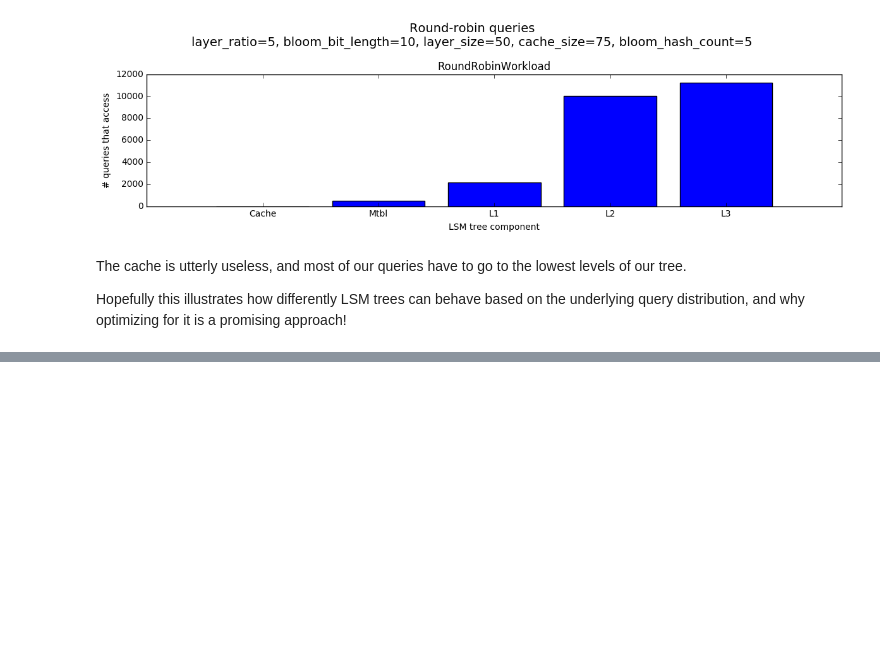
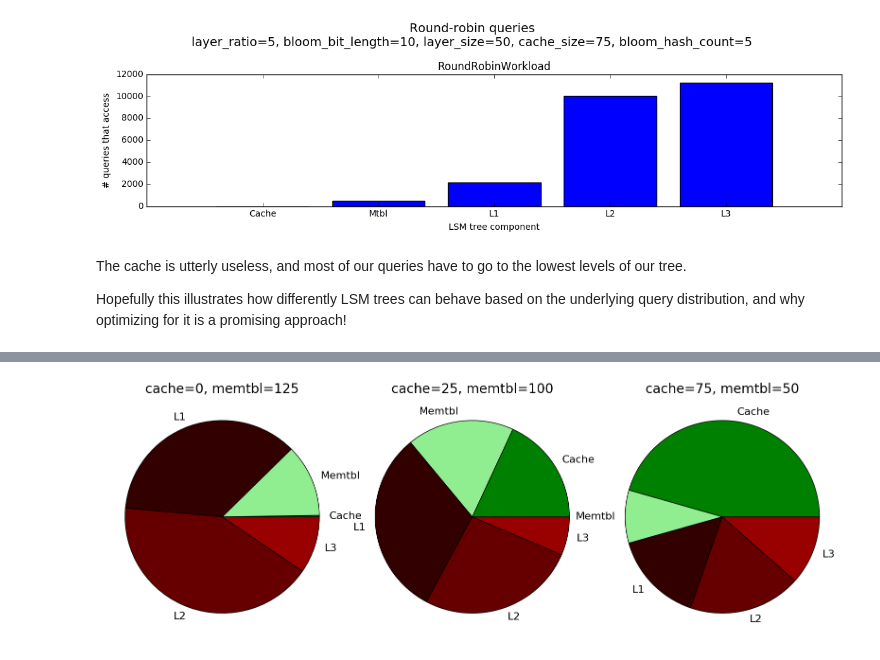
Before and after one commit to asross/cs265, a Jupyter notebook: simulations/presentation figures.ipynb, the cells around one changed output, grey strips where cells are left out. Drawn from its saved outputs; the diff is of its cells as text; code cells hidden in the pictures; blank space fills up the shorter version.

```diff
--- a/simulations/presentation figures.ipynb
+++ b/simulations/presentation figures.ipynb
@@ -198,0 +199,7 @@ with figure_grid(3,3, rowwidth=9) as g:
+# %%
+with figure_grid(1,3, rowwidth=16, rowheight=5.67) as g:
+  g.next(); lsm_pie(dectrees3[0]); plt.title('cache=0, memtbl=125', fontsize=20)
+  g.next(); lsm_pie(dectrees[2]); plt.title('cache=25, memtbl=100', fontsize=20)
+  g.next(); lsm_pie(dectrees2[2]); plt.title('cache=75, memtbl=50', fontsize=20)
+# %% [output]
+[figure, added]
```
Also changed, not shown: parts of 3 cells of this notebook, 6 other files.
